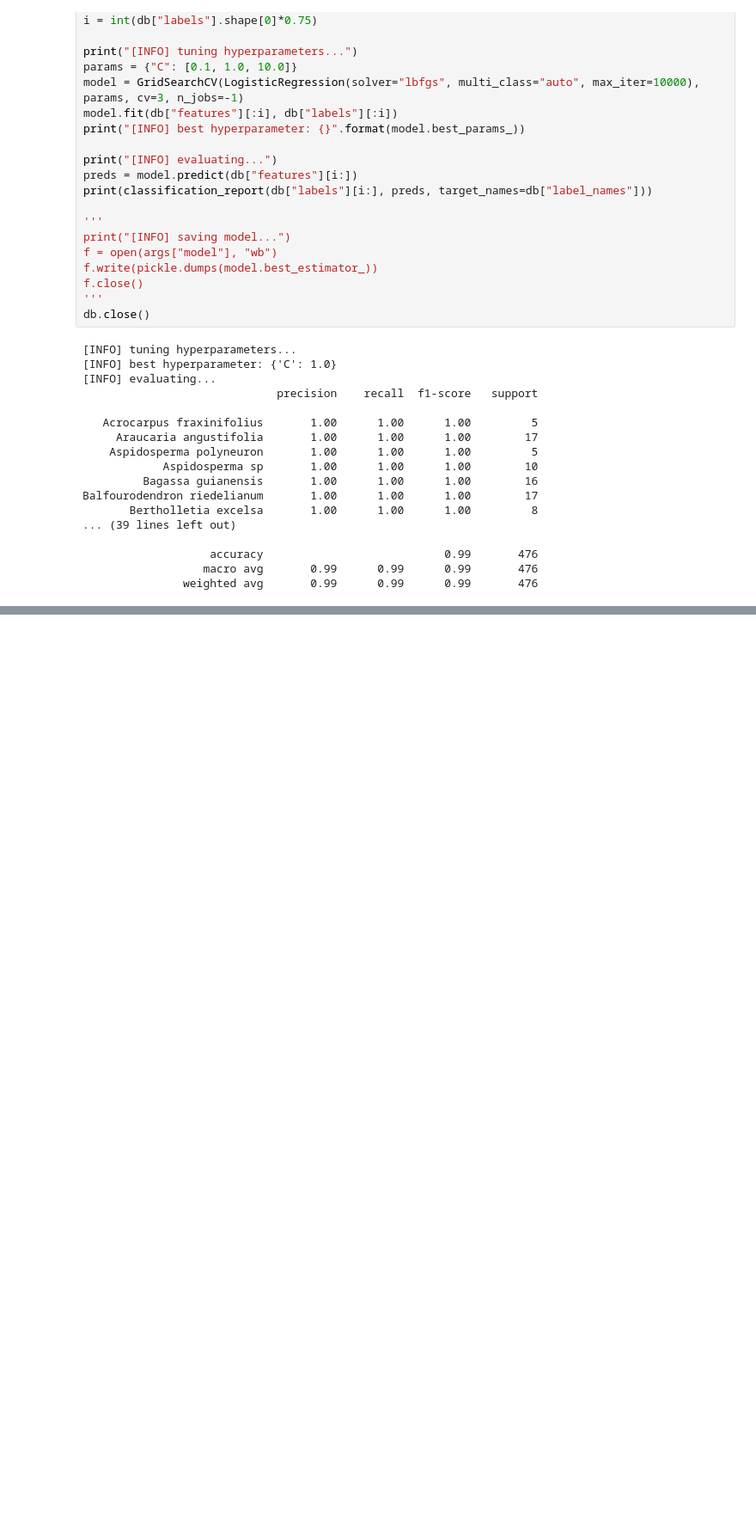
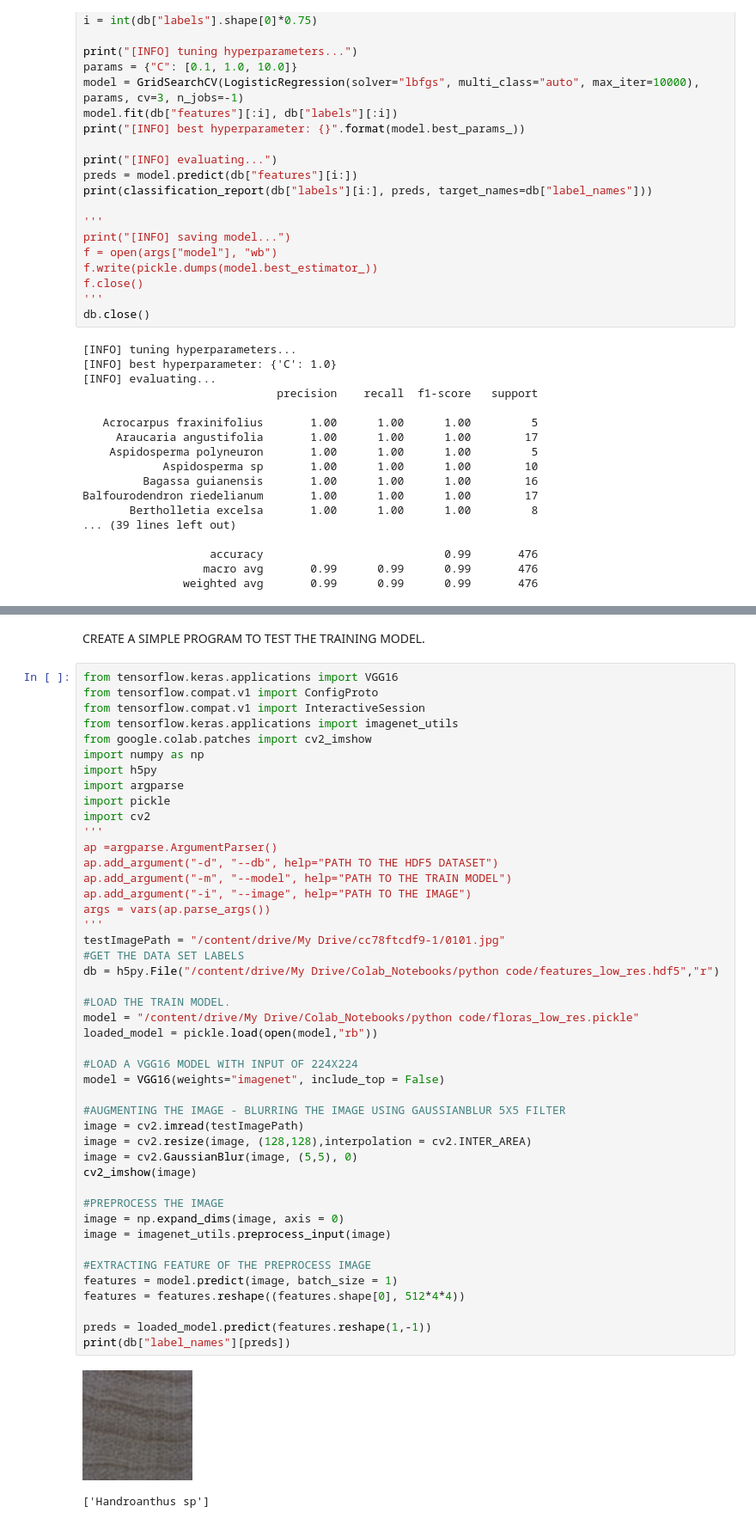
Before and after one commit to keithcallenberg/brazilianflora, a Jupyter notebook: feature_extraction.ipynb, the cells around one changed output, grey strips where cells are left out. Shown at 86% size. Drawn from its saved outputs; the diff is of its cells as text; blank space fills up the shorter version.

```diff
--- a/feature_extraction.ipynb
+++ b/feature_extraction.ipynb
@@ -185,0 +291,50 @@ Balfourodendron riedelianum       1.00      1.00      1.00        17
+# %% [markdown]
+CREATE A SIMPLE PROGRAM TO TEST THE TRAINING MODEL.
+# %%
+from tensorflow.keras.applications import VGG16
+from tensorflow.compat.v1 import ConfigProto
+from tensorflow.compat.v1 import InteractiveSession
+from tensorflow.keras.applications import imagenet_utils
+from google.colab.patches import cv2_imshow
+import numpy as np
+import h5py
+import argparse
+import pickle
+import cv2
+'''
+ap =argparse.ArgumentParser()
+ap.add_argument("-d", "--db", help="PATH TO THE HDF5 DATASET")
+ap.add_argument("-m", "--model", help="PATH TO THE TRAIN MODEL")
+ap.add_argument("-i", "--image", help="PATH TO THE IMAGE")
+args = vars(ap.parse_args())
+'''
+testImagePath = "/content/drive/My Drive/cc78ftcdf9-1/0101.jpg"
+#GET THE DATA SET LABELS
+db = h5py.File("/content/drive/My Drive/Colab_Notebooks/python code/features_low_res.hdf5","r")
+
+#LOAD THE TRAIN MODEL.
+model = "/content/drive/My Drive/Colab_Notebooks/python code/floras_low_res.pickle"
+loaded_model = pickle.load(open(model,"rb"))
+
+#LOAD A VGG16 MODEL WITH INPUT OF 224X224
+model = VGG16(weights="imagenet", include_top = False)
+
+#AUGMENTING THE IMAGE - BLURRING THE IMAGE USING GAUSSIANBLUR 5X5 FILTER
+image = cv2.imread(testImagePath)
+image = cv2.resize(image, (128,128),interpolation = cv2.INTER_AREA)
+image = cv2.GaussianBlur(image, (5,5), 0)
+cv2_imshow(image)
+
+#PREPROCESS THE IMAGE
+image = np.expand_dims(image, axis = 0)
+image = imagenet_utils.preprocess_input(image)
+
+#EXTRACTING FEATURE OF THE PREPROCESS IMAGE
+features = model.predict(image, batch_size = 1)
+features = features.reshape((features.shape[0], 512*4*4))
+
+preds = loaded_model.predict(features.reshape(1,-1))
+print(db["label_names"][preds])
+# %% [output]
+[figure, added]
+['Handroanthus sp']
```
Also changed, not shown: parts of 6 cells of this notebook.
